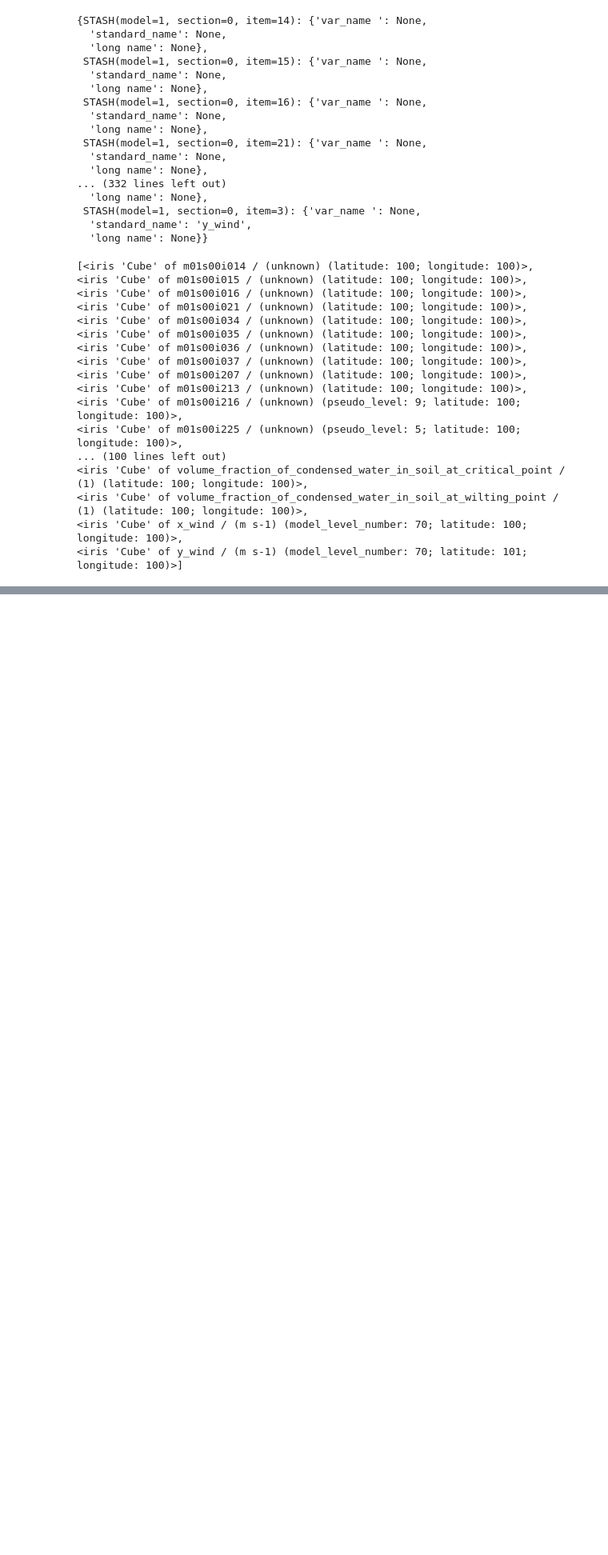
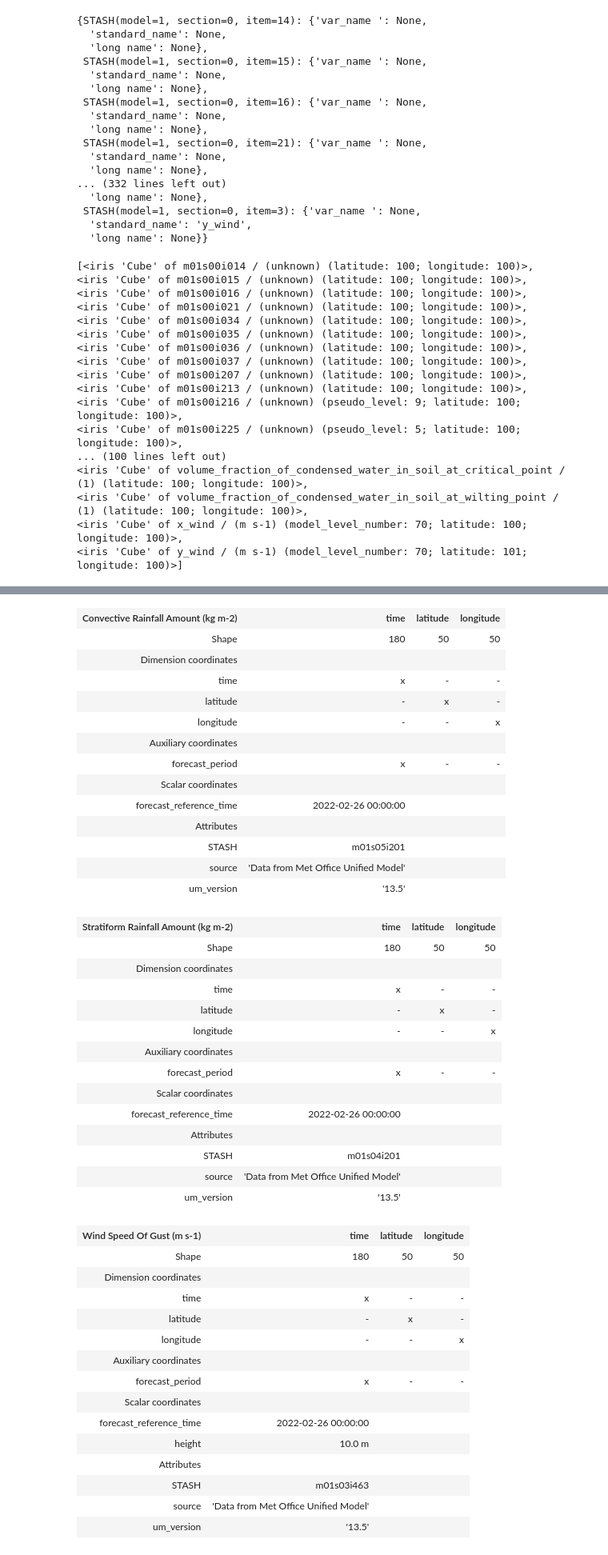
Before and after one commit to 21centuryweather/UM_configuration_tools, a Jupyter notebook: notebooks/UM_RNS_data_flows.ipynb, the cells around one changed output, grey strips where cells are left out. Shown at 80% size. Drawn from its saved outputs; the diff is of its cells as text; code cells hidden in the pictures; blank space fills up the shorter version.

```diff
--- a/notebooks/UM_RNS_data_flows.ipynb
+++ b/notebooks/UM_RNS_data_flows.ipynb
@@ -81,0 +183,4 @@ ec_recon
+# %%
+# Now we can build the LBCs for the first few hours of our forecast.
+LBC_FILE = GAL9_DIR / 'lbcs/GAL9_alabc_000'
+LBC = iris.load(LBC_FILE)
@@ -81,0 +258,3 @@ ec_recon
+# %%
+UM_NSAA_PA_FILE = GAL9_DIR / 'um/umnsaa_pa000'
+UM_NSAA_PA = iris.load(UM_NSAA_PA_FILE)
@@ -81,0 +290,6 @@ ec_recon
+# %%
+UM_NSAA_PB_FILE = GAL9_DIR / 'um/umnsaa_pb000'
+UM_NSAA_PB = iris.load(UM_NSAA_PB_FILE)
+# %%
+UM_NSAA_PB
+# %% [output]
@@ -81,0 +310,43 @@ ec_recon
+| Convective Rainfall Amount (kg m-2) | time | latitude | longitude |
+| Shape | 180 | 50 | 50 |
+| Dimension coordinates |  |  |  |
+| time | x | - | - |
+| latitude | - | x | - |
+| longitude | - | - | x |
+| Auxiliary coordinates |  |  |  |
+| forecast_period | x | - | - |
+| Scalar coordinates |  |  |  |
+| forecast_reference_time | 2022-02-26 00:00:00 |  |  |
+| Attributes |  |  |  |
+| STASH | m01s05i201 |  |  |
+| source | 'Data from Met Office Unified Model' |  |  |
+| um_version | '13.5' |  |  |
+| Stratiform Rainfall Amount (kg m-2) | time | latitude | longitude |
+| Shape | 180 | 50 | 50 |
+| Dimension coordinates |  |  |  |
+| time | x | - | - |
+| latitude | - | x | - |
+| longitude | - | - | x |
+| Auxiliary coordinates |  |  |  |
+| forecast_period | x | - | - |
+| Scalar coordinates |  |  |  |
+| forecast_reference_time | 2022-02-26 00:00:00 |  |  |
+| Attributes |  |  |  |
+| STASH | m01s04i201 |  |  |
+| source | 'Data from Met Office Unified Model' |  |  |
+| um_version | '13.5' |  |  |
+| Wind Speed Of Gust (m s-1) | time | latitude | longitude |
+| Shape | 180 | 50 | 50 |
+| Dimension coordinates |  |  |  |
+| time | x | - | - |
+| latitude | - | x | - |
+| longitude | - | - | x |
+| Auxiliary coordinates |  |  |  |
+| forecast_period | x | - | - |
+| Scalar coordinates |  |  |  |
+| forecast_reference_time | 2022-02-26 00:00:00 |  |  |
+| height | 10.0 m |  |  |
+| Attributes |  |  |  |
+| STASH | m01s03i463 |  |  |
+| source | 'Data from Met Office Unified Model' |  |  |
+| um_version | '13.5' |  |  |
```
Also changed, not shown: parts of 26 cells of this notebook, 3 other files.
